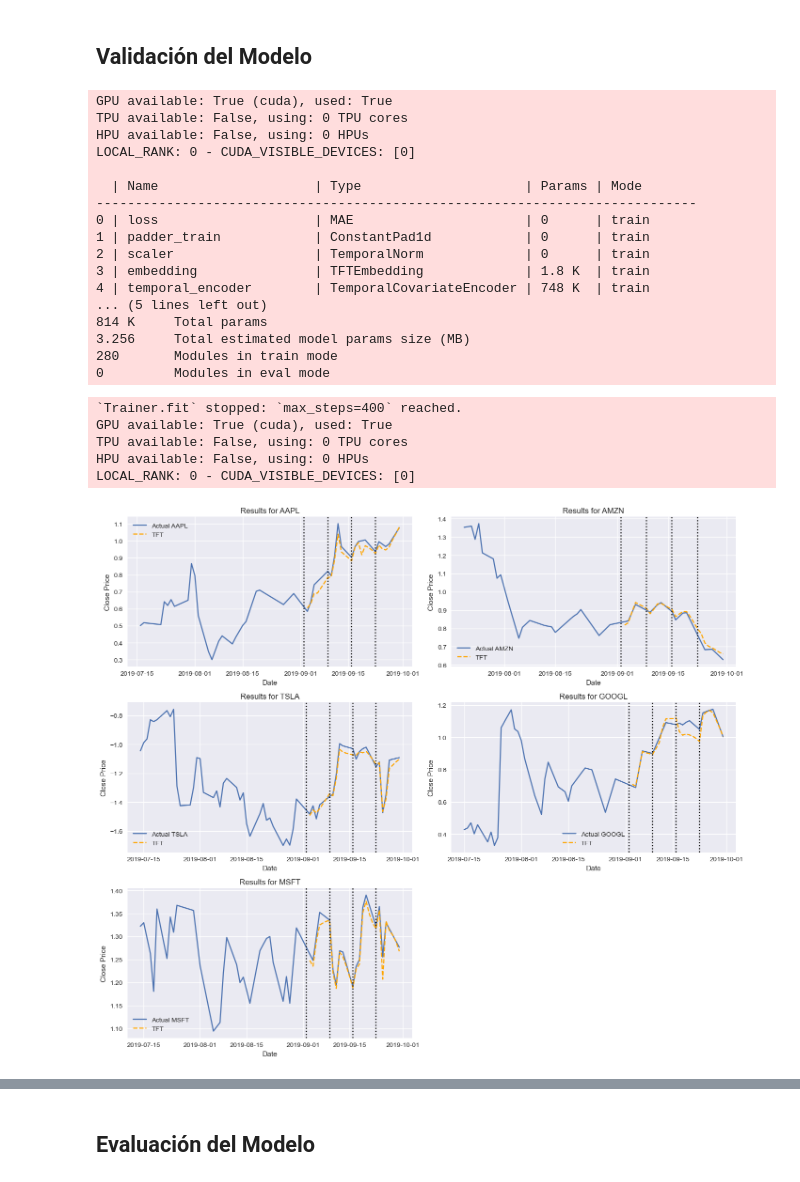
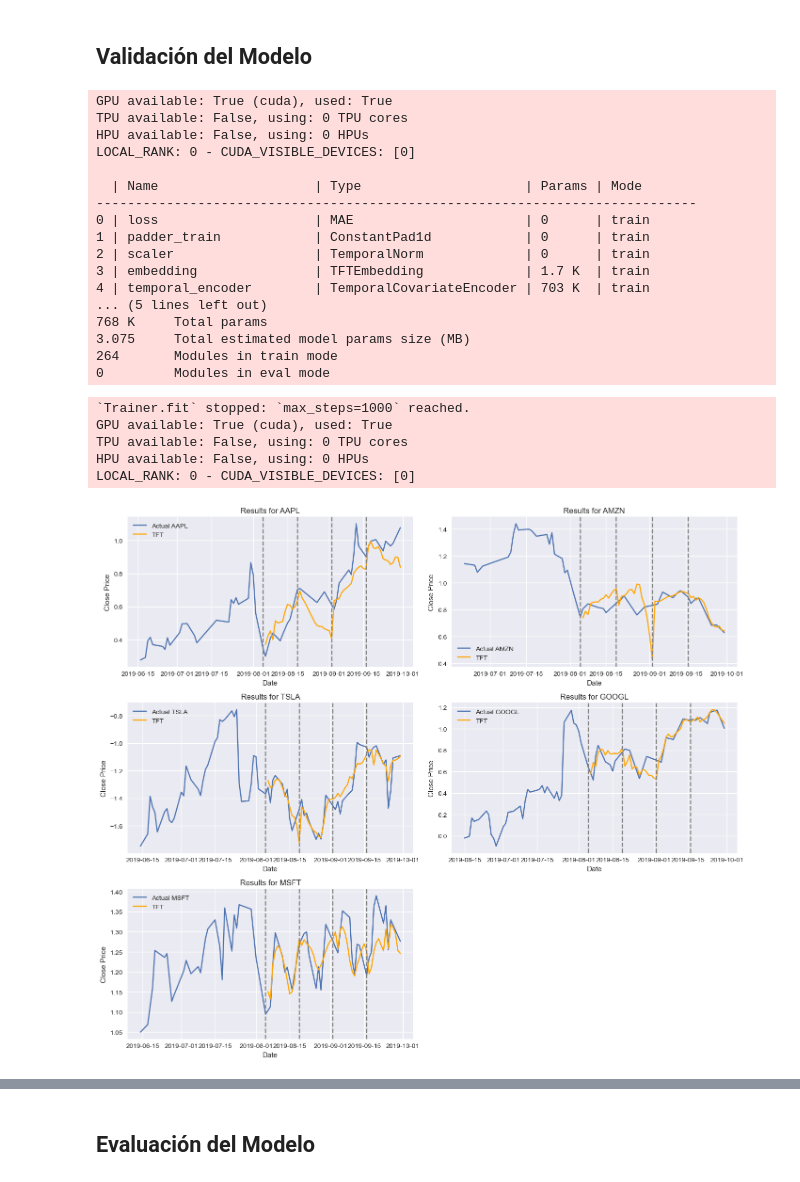
Before and after one commit to yoel79/TFM, a Jupyter notebook: TFT_Model/TFT_Model.ipynb, the cells around one changed output, grey strips where cells are left out. Drawn from its saved outputs; the diff is of its cells as text; code cells hidden in the pictures.

```diff
--- a/TFT_Model/TFT_Model.ipynb
+++ b/TFT_Model/TFT_Model.ipynb
@@ -12,7 +12,9 @@ from utilsforecast.plotting import plot_series
 from sklearn.metrics import mean_absolute_error, mean_squared_error, r2_score
 from neuralforecast.losses.pytorch import DistributionLoss
 from utilsforecast.evaluation import evaluate
-from utilsforecast.losses import *
+
+# Establecer el estilo de las gráficas
+plt.style.use('seaborn-v0_8')
 # %%
 # ---------------------------
 # 1. CARGA Y PREPROCESAMIENTO DEL DATASET
@@ -60,21 +62,17 @@ df_filt_full[features] = df_scaled
 # ---------------------------
 # Variables FUTURAS exógenas: aquellas que se conocen para el pronóstico
 # Por ejemplo, el cierre de hace 7 días (para predecir mañana o en el horizonte)
-df_filt_full['y_lag7'] = df_filt_full.groupby('unique_id')['Close'].shift(7)
+df_filt_full['y_lag7'] = df_filt_full.groupby('unique_id')['Close'].shift(14)
 # Los indicadores técnicos (SMA_50, SMA_200, RSI, MACD y MACD_signal) ya se calculan con datos históricos y estarán disponibles
 
 # Variables HISTÓRICAS exógenas: lags de variables cuyos valores futuros no se pueden "predecir"
 # Lags de variables de precios:
 for feat in ['Open', 'High', 'Low', 'Volume', 'Close', 'SMA_50', 'SMA_200', 'RSI', 'MACD']:
-    df_filt_full[f"{feat}_lag7"] = df_filt_full.groupby('unique_id')[feat].shift(7)
+    df_filt_full[f"{feat}_lag14"] = df_filt_full.groupby('unique_id')[feat].shift(14)
 
 # Lags de variables de sentimiento (ya que el análisis de sentimiento se hace en función de datos pasados)
 for feat in ['weighted_sentiment', 'tweet_count', 'sentiment_sma_7']:
-    df_filt_full[f"{feat}_lag7"] = df_filt_full.groupby('unique_id')[feat].shift(7)
-
-# Opcional: calcular diferencias en el cierre para captar cambios recientes
-df_filt_full['y_diff1'] = df_filt_full['Close'] - df_filt_full.groupby('unique_id')['Close'].shift(1)
-df_filt_full['y_diff7'] = df_filt_full['Close'] - df_filt_full.groupby('unique_id')['Close'].shift(7)
+    df_filt_full[f"{feat}_lag14"] = df_filt_full.groupby('unique_id')[feat].shift(14)
 
 # ---------------------------
 # 3. PREPARAR EL DATASET FINAL PARA EL MODELO
@@ -86,15 +84,11 @@ df_final = df_filt_full.rename(columns={'Date': 'ds', 'Close': 'y'})
 # ---------------------------
 # 4. DEFINICIÓN DE LISTAS DE VARIABLES EXÓGENAS
 # Variables FUTURAS exógenas (futr_exog_list):
-# Estas se conocen para la predicción (ejemplo: y_lag7 y los indicadores técnicos calculados con datos históricos).
-
-
-# Variables HISTÓRICAS exógenas (hist_exog_list):
-# Se incluyen lags de variables de precios y de sentimiento.
+# Estas se conocen para la predicción (ejemplo: y_lag14 y los indicadores técnicos calculados con datos históricos).
 futr_exog_list = [
-    'Open_lag7', 'High_lag7', 'Low_lag7', 'Volume_lag7', 'Close_lag7',
-    'y_diff7', 'SMA_50_lag7', 'SMA_200_lag7', 'RSI_lag7', 'MACD_lag7',
-    'weighted_sentiment_lag7', 'sentiment_sma_7_lag7','tweet_count_lag7',
+    'Open_lag14', 'High_lag14', 'Low_lag14', 'Volume_lag14', 'Close_lag14',
+    'SMA_50_lag14', 'SMA_200_lag14', 'RSI_lag14', 'MACD_lag14',
+    'weighted_sentiment_lag14', 'sentiment_sma_7_lag14','tweet_count_lag14',
 ]
 
 df_final
@@ -127,8 +121,8 @@ print(test.shape[0])
 models = [
     # Modelo TFT (Temporal Fusion Transformer)
     TFT(
-        h=7,
-        input_size=20,
+        h=14,
+        input_size=40,
         hidden_size=64,
         dropout=0.1,
         n_head = 8,
@@ -141,7 +135,7 @@ models = [
         loss=MAE(),
         scaler_type='robust',
         learning_rate=1e-3,
-        max_steps=400,
+        max_steps=1000,
         batch_size=128,
         step_size=1
     ),
@@ -201,7 +195,7 @@ plt.show()
 # %% [markdown]
 ## Validación del Modelo
 # %%
-cv_result = nf.cross_validation(df=train, n_windows=4, step_size=7)
+cv_result = nf.cross_validation(df=train, n_windows=4, step_size=14)
 # %% [output]
 GPU available: True (cuda), used: True
 TPU available: False, using: 0 TPU cores
@@ -213,14 +207,14 @@ LOCAL_RANK: 0 - CUDA_VISIBLE_DEVICES: [0]
 0 | loss                    | MAE                      | 0      | train
 1 | padder_train            | ConstantPad1d            | 0      | train
 2 | scaler                  | TemporalNorm             | 0      | train
-3 | embedding               | TFTEmbedding             | 1.8 K  | train
-4 | temporal_encoder        | TemporalCovariateEncoder | 748 K  | train
+3 | embedding               | TFTEmbedding             | 1.7 K  | train
+4 | temporal_encoder        | TemporalCovariateEncoder | 703 K  | train
 ... (5 lines left out)
-814 K     Total params
-3.256     Total estimated model params size (MB)
-280       Modules in train mode
+768 K     Total params
+3.075     Total estimated model params size (MB)
+264       Modules in train mode
 0         Modules in eval mode
-`Trainer.fit` stopped: `max_steps=400` reached.
+`Trainer.fit` stopped: `max_steps=1000` reached.
 GPU available: True (cuda), used: True
 TPU available: False, using: 0 TPU cores
 HPU available: False, using: 0 HPUs
@@ -236,37 +230,37 @@ axes = axes.flatten()  # Aplanar la matriz de ejes para facilitar la iteración
 for i, company in enumerate(tickets):
     ax = axes[i]  # Seleccionar el eje correspondiente
 
     # Filtrar los datos de entrenamiento y los resultados de la validación cruzada para cada empresa
-    Y_company = train[train['unique_id'] == range(0, 5)[i]][1000:]
+    Y_company = train[train['unique_id'] == range(0, 5)[i]][970:]
     cv_res_company = cv_result[cv_result['unique_id'] == range(0, 5)[i]]
 
     # Obtener los puntos de corte únicos
     cutoffs = cv_res_company['cutoff'].unique()
 
     # Graficar los datos reales y predicciones
     ax.plot(Y_company['ds'], Y_company['y'], label=f"Actual {company}")
-    ax.plot(cv_res_company['ds'], cv_res_company['TFT'], label='TFT', ls='--', color='orange')
+    ax.plot(cv_res_company['ds'], cv_res_company['TFT'], label='TFT', color='orange')
 
     # Añadir las líneas de corte
     for cutoff in cutoffs:
-        ax.axvline(x=cutoff, color='black', ls=':')
+        ax.axvline(x=cutoff, color='grey', ls='--')
 
     # Configurar el gráfico
     ax.set_xlabel('Date')
     ax.set_ylabel('Close Price')
     ax.set_title(f'Results for {company}')
     ax.legend()
 
 # Dejar el último cuadro vacío
 axes[-1].axis('off')
 
 # Ajustar el diseño para evitar superposiciones
 plt.tight_layout()
 
 # Mostrar la figura con todas las subgráficas
 plt.show()
 # %% [output]
-[figure, old version]
+[figure, new version]
 # %%
 # Calcular las métricas de cada empresa
 metrics = []
```
Also changed, not shown: parts of 8 cells of this notebook, 3 other files.
